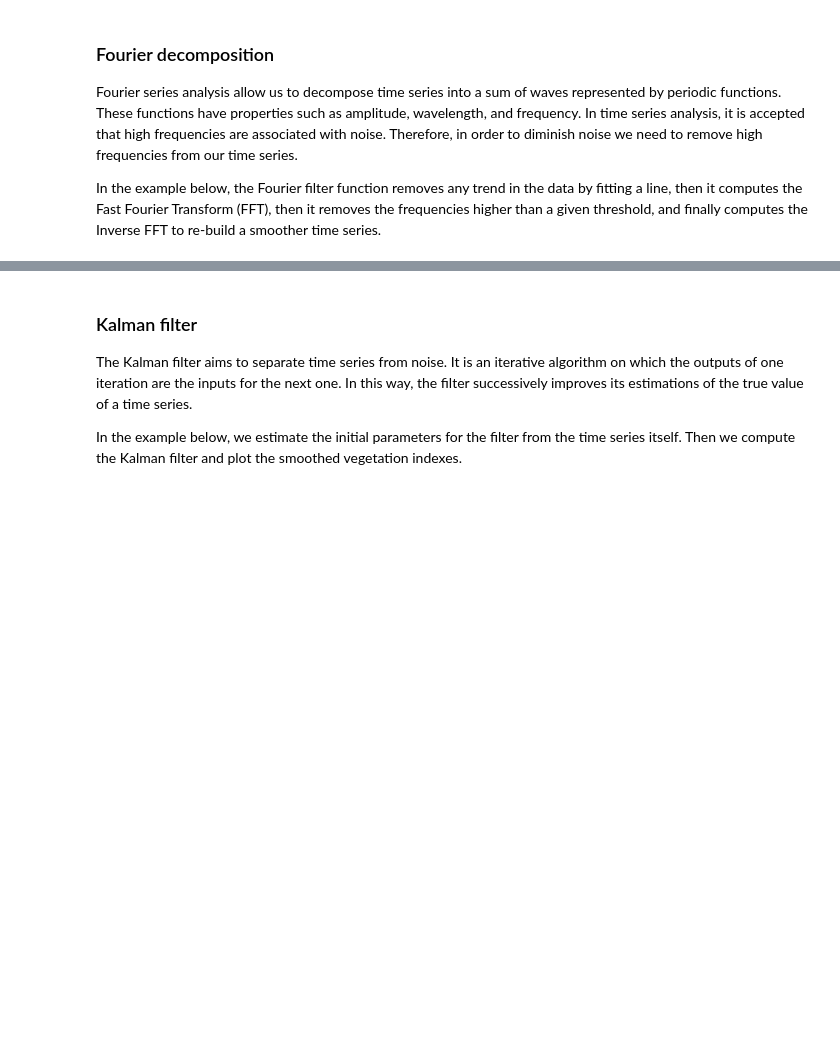
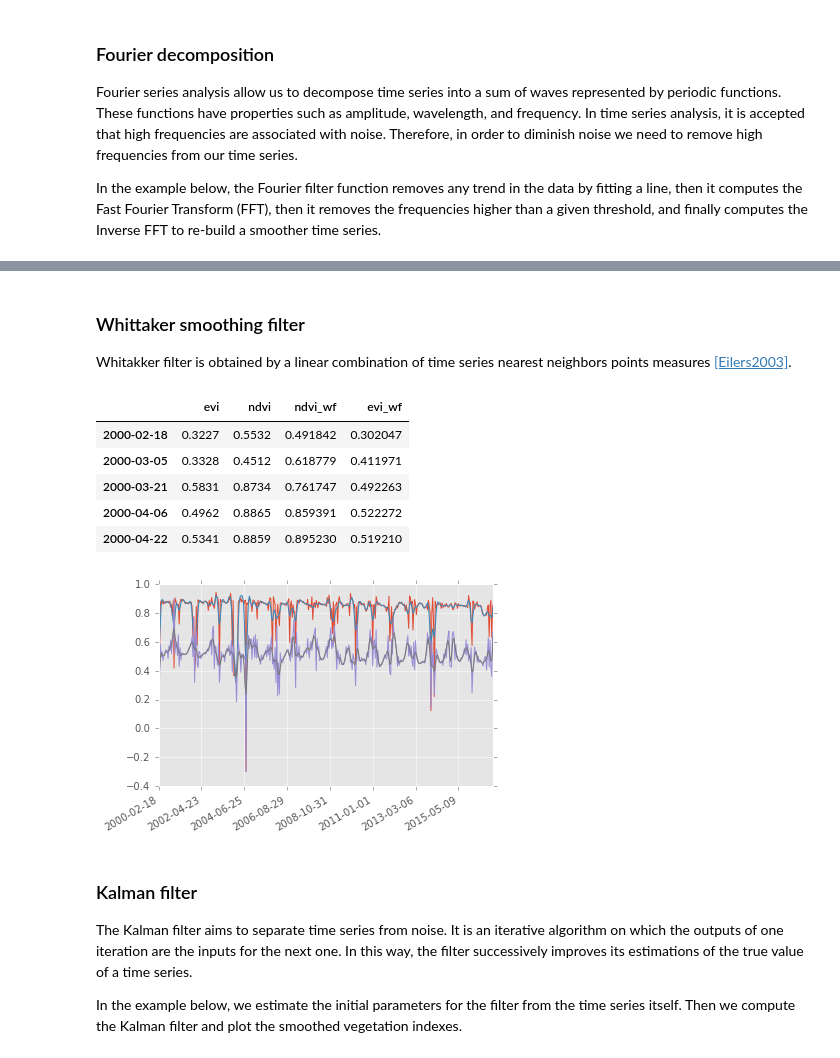
Before and after one commit to rolfsimoes/wgiss-py-webinar, a Jupyter notebook: WGISS_Tech_Webinar.ipynb, the cells around one changed output, grey strips where cells are left out. Drawn from its saved outputs; the diff is of its cells as text; code cells hidden in the pictures; blank space fills up the shorter version.

Commit message:
Adds Whittaker filter implementation Adds `references` section

```diff
--- a/WGISS_Tech_Webinar.ipynb
+++ b/WGISS_Tech_Webinar.ipynb
@@ -242,3 +242,47 @@ vidf[0:5]
+# %% [markdown]
+### Whittaker smoothing filter
+
+Whitakker filter is obtained by a linear combination of time series nearest neighbors points measures [[Eilers2003]](#references).
+# %%
+# This is a function that implements a Whittaker smoother in Python.
+# Source: https://gist.github.com/zmeri/3c43d3b98a00c02f81c2ab1aaacc3a49
+
+import scipy
+import scipy.sparse.linalg
+
+
+def whittaker_filter(y, lmda=1.0):
+    m = len(y)
+    E = scipy.sparse.identity(m)
+    d1 = -1 * np.ones((m), dtype='d')
+    d2 = 3 * np.ones((m), dtype='d')
+    d3 = -3 * np.ones((m), dtype='d')
+    d4 = np.ones((m), dtype='d')
+    D = scipy.sparse.diags([d1, d2, d3, d4], [0, 1, 2, 3], shape=(m - 3, m), format="csr")
+    z = scipy.sparse.linalg.cg(E + lmda * (D.transpose()).dot(D), y)
+    return z[0]
+# %%
+# filter the vi
+vidf['ndvi_wf'] = pd.Series(whittaker_filter(ndvi), index = cv_scheme["timeline"])
+vidf['evi_wf']  = pd.Series(whittaker_filter(evi), index = cv_scheme["timeline"])
+
+# plot
+fig, ax = matplotlib.pyplot.subplots()
+ax.plot()
+vidf['ndvi'].plot()
+vidf['ndvi_wf'].plot()
+vidf['evi'].plot()
+vidf['evi_wf'].plot()
+fig.autofmt_xdate()
+vidf[0:5]
+# %% [output]
+|  | evi | ndvi | ndvi_wf | evi_wf |
+| 2000-02-18 | 0.3227 | 0.5532 | 0.491842 | 0.302047 |
+| 2000-03-05 | 0.3328 | 0.4512 | 0.618779 | 0.411971 |
+| 2000-03-21 | 0.5831 | 0.8734 | 0.761747 | 0.492263 |
+| 2000-04-06 | 0.4962 | 0.8865 | 0.859391 | 0.522272 |
+| 2000-04-22 | 0.5341 | 0.8859 | 0.895230 | 0.519210 |
+[figure, added]
 # %% [markdown]
 ### Kalman filter
 
```
Also changed, not shown: parts of 10 cells of this notebook.
